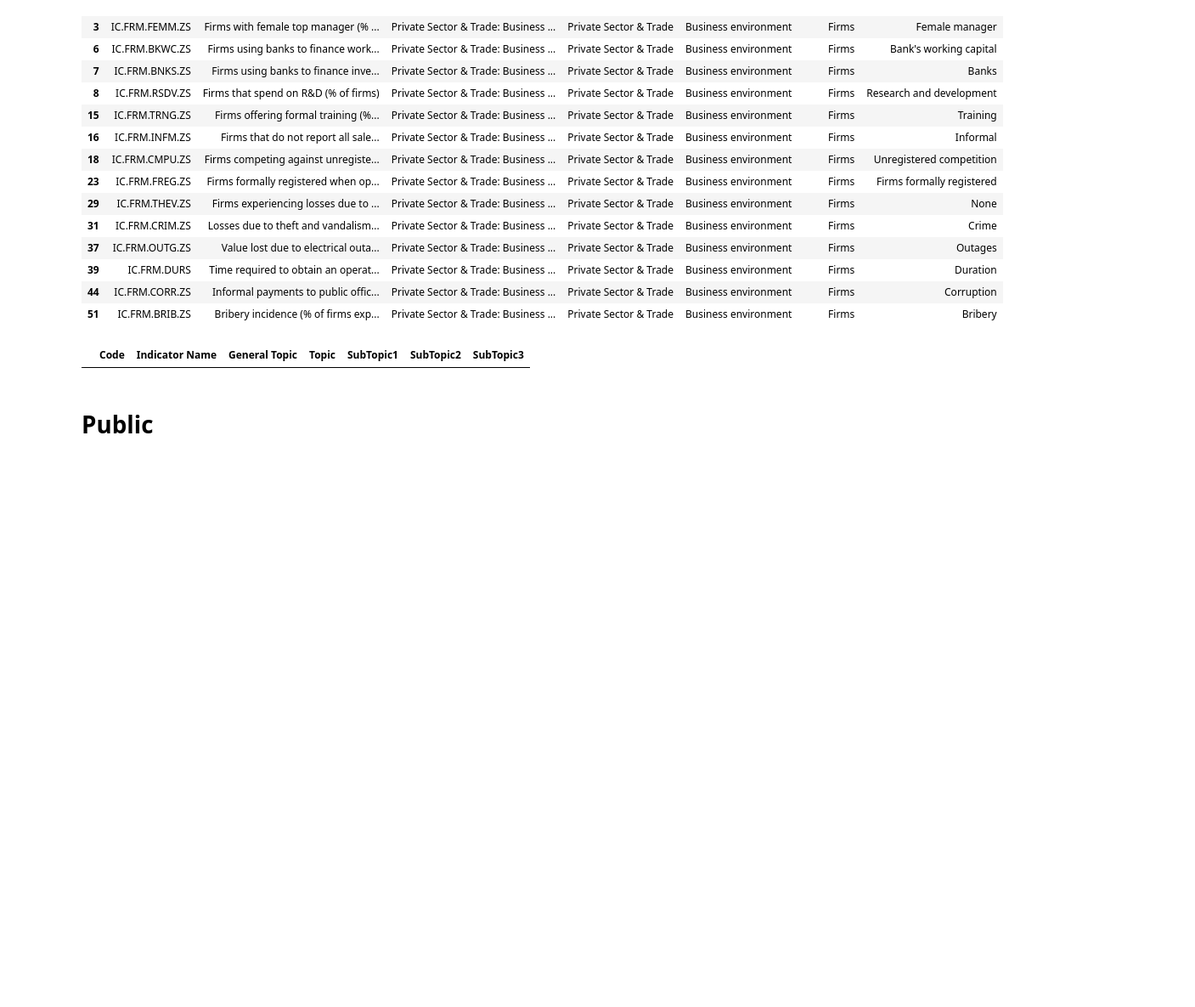
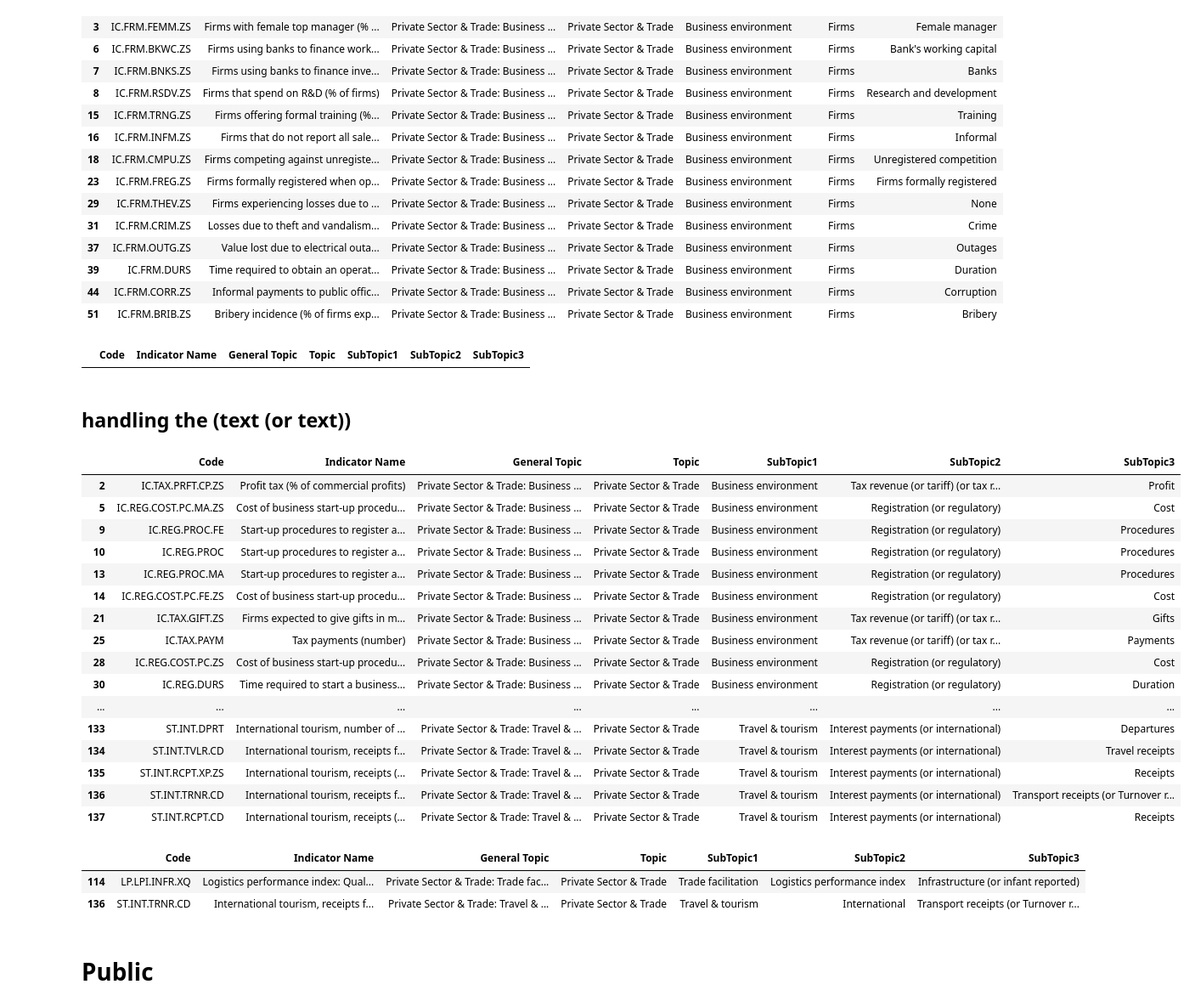
Before and after one commit to bm-sami/tunisia-wdi-structure, a Jupyter notebook: notebooks/metadata_code_1.ipynb, the cells around one changed output. Shown at 85% size. Drawn from its saved outputs; the diff is of its cells as text; code cells hidden in the pictures; blank space fills up the shorter version.

```diff
--- a/notebooks/metadata_code_1.ipynb
+++ b/notebooks/metadata_code_1.ipynb
@@ -1195,3 +1360,27 @@ private_with_lists = private[has_list]
 private_with_lists
 # %% [output]
 |  | Code | Indicator Name | General Topic | Topic | SubTopic1 | SubTopic2 | SubTopic3 |
+# %% [markdown]
+## handling the (text (or text))
+# %%
+
+with pd.option_context('display.max_colwidth', 200):
+    display(private[private['SubTopic2'].str.contains(r'\(or', na=False) ])
+# %% [output]
+|  | Code | Indicator Name | General Topic | Topic | SubTopic1 | SubTopic2 | SubTopic3 |
+| 2 | IC.TAX.PRFT.CP.ZS | Profit tax (% of commercial profits) | Private Sector & Trade: Business ... | Private Sector & Trade | Business environment | Tax revenue (or tariff) (or tax r... | Profit |
+| 5 | IC.REG.COST.PC.MA.ZS | Cost of business start-up procedu... | Private Sector & Trade: Business ... | Private Sector & Trade | Business environment | Registration (or regulatory) | Cost |
+| 9 | IC.REG.PROC.FE | Start-up procedures to register a... | Private Sector & Trade: Business ... | Private Sector & Trade | Business environment | Registration (or regulatory) | Procedures |
+| 10 | IC.REG.PROC | Start-up procedures to register a... | Private Sector & Trade: Business ... | Private Sector & Trade | Business environment | Registration (or regulatory) | Procedures |
+| 13 | IC.REG.PROC.MA | Start-up procedures to register a... | Private Sector & Trade: Business ... | Private Sector & Trade | Business environment | Registration (or regulatory) | Procedures |
+| 14 | IC.REG.COST.PC.FE.ZS | Cost of business start-up procedu... | Private Sector & Trade: Business ... | Private Sector & Trade | Business environment | Registration (or regulatory) | Cost |
+| 21 | IC.TAX.GIFT.ZS | Firms expected to give gifts in m... | Private Sector & Trade: Business ... | Private Sector & Trade | Business environment | Tax revenue (or tariff) (or tax r... | Gifts |
+| 25 | IC.TAX.PAYM | Tax payments (number) | Private Sector & Trade: Business ... | Private Sector & Trade | Business environment | Tax revenue (or tariff) (or tax r... | Payments |
+| 28 | IC.REG.COST.PC.ZS | Cost of business start-up procedu... | Private Sector & Trade: Business ... | Private Sector & Trade | Business environment | Registration (or regulatory) | Cost |
+| 30 | IC.REG.DURS | Time required to start a business... | Private Sector & Trade: Business ... | Private Sector & Trade | Business environment | Registration (or regulatory) | Duration |
+| ... | ... | ... | ... | ... | ... | ... | ... |
+| 133 | ST.INT.DPRT | International tourism, number of ... | Private Sector & Trade: Travel & ... | Private Sector & Trade | Travel & tourism | Interest payments (or international) | Departures |
+| 134 | ST.INT.TVLR.CD | International tourism, receipts f... | Private Sector & Trade: Travel & ... | Private Sector & Trade | Travel & tourism | Interest payments (or international) | Travel receipts |
+| 135 | ST.INT.RCPT.XP.ZS | International tourism, receipts (... | Private Sector & Trade: Travel & ... | Private Sector & Trade | Travel & tourism | Interest payments (or international) | Receipts |
+| 136 | ST.INT.TRNR.CD | International tourism, receipts f... | Private Sector & Trade: Travel & ... | Private Sector & Trade | Travel & tourism | Interest payments (or international) | Transport receipts (or Turnover r... |
+| 137 | ST.INT.RCPT.CD | International tourism, receipts (... | Private Sector & Trade: Travel & ... | Private Sector & Trade | Travel & tourism | Interest payments (or international) | Receipts |
@@ -1197,0 +1393,7 @@ private_with_lists
+# %%
+with pd.option_context('display.max_colwidth', 200):
+    display(private[private['SubTopic3'].str.contains(r'\(or', na=False) ])
+# %% [output]
+|  | Code | Indicator Name | General Topic | Topic | SubTopic1 | SubTopic2 | SubTopic3 |
+| 114 | LP.LPI.INFR.XQ | Logistics performance index: Qual... | Private Sector & Trade: Trade fac... | Private Sector & Trade | Trade facilitation | Logistics performance index | Infrastructure (or infant reported) |
+| 136 | ST.INT.TRNR.CD | International tourism, receipts f... | Private Sector & Trade: Travel & ... | Private Sector & Trade | Travel & tourism | International | Transport receipts (or Turnover r... |
```
Also changed, not shown: parts of 69 cells of this notebook, 6 other files.
